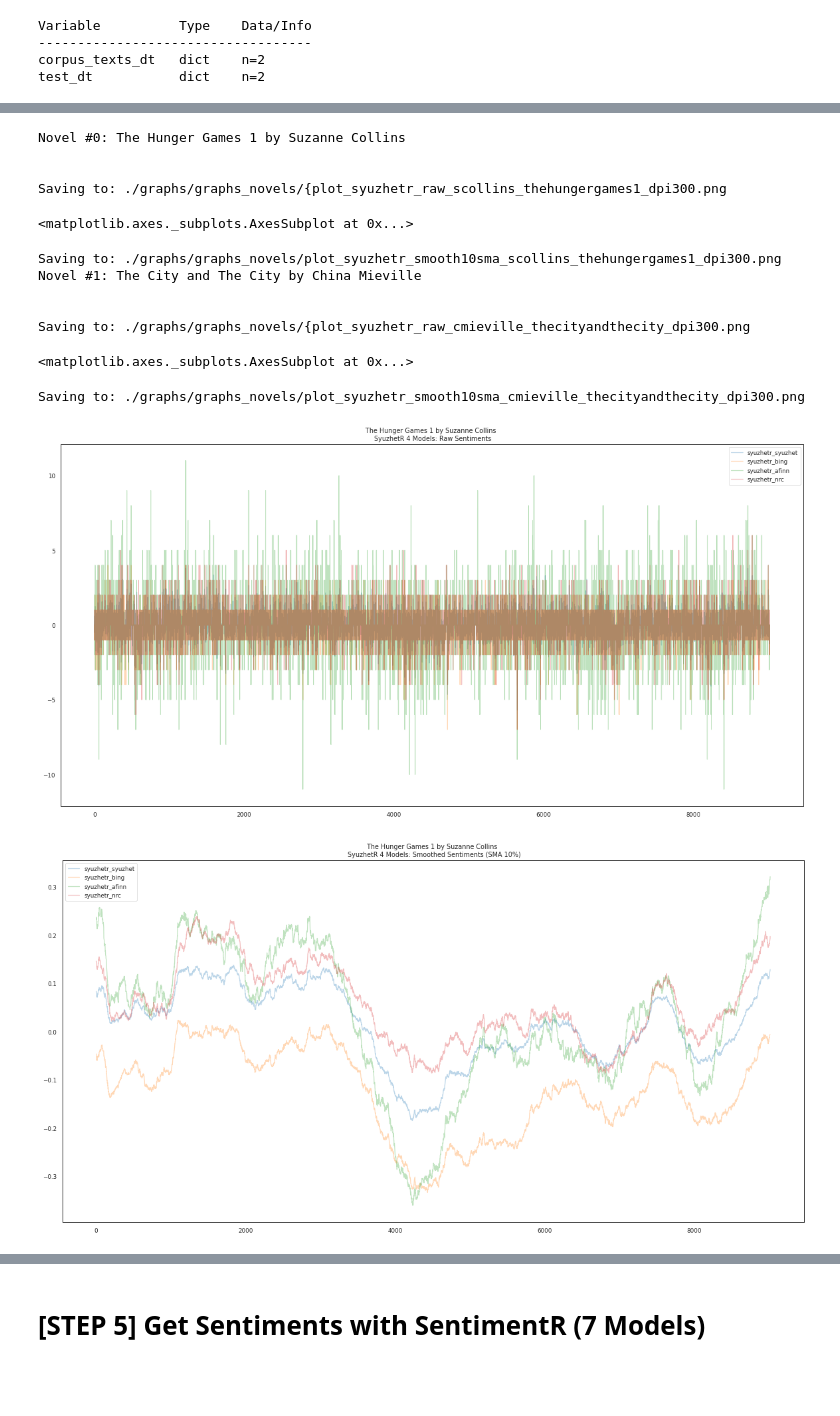
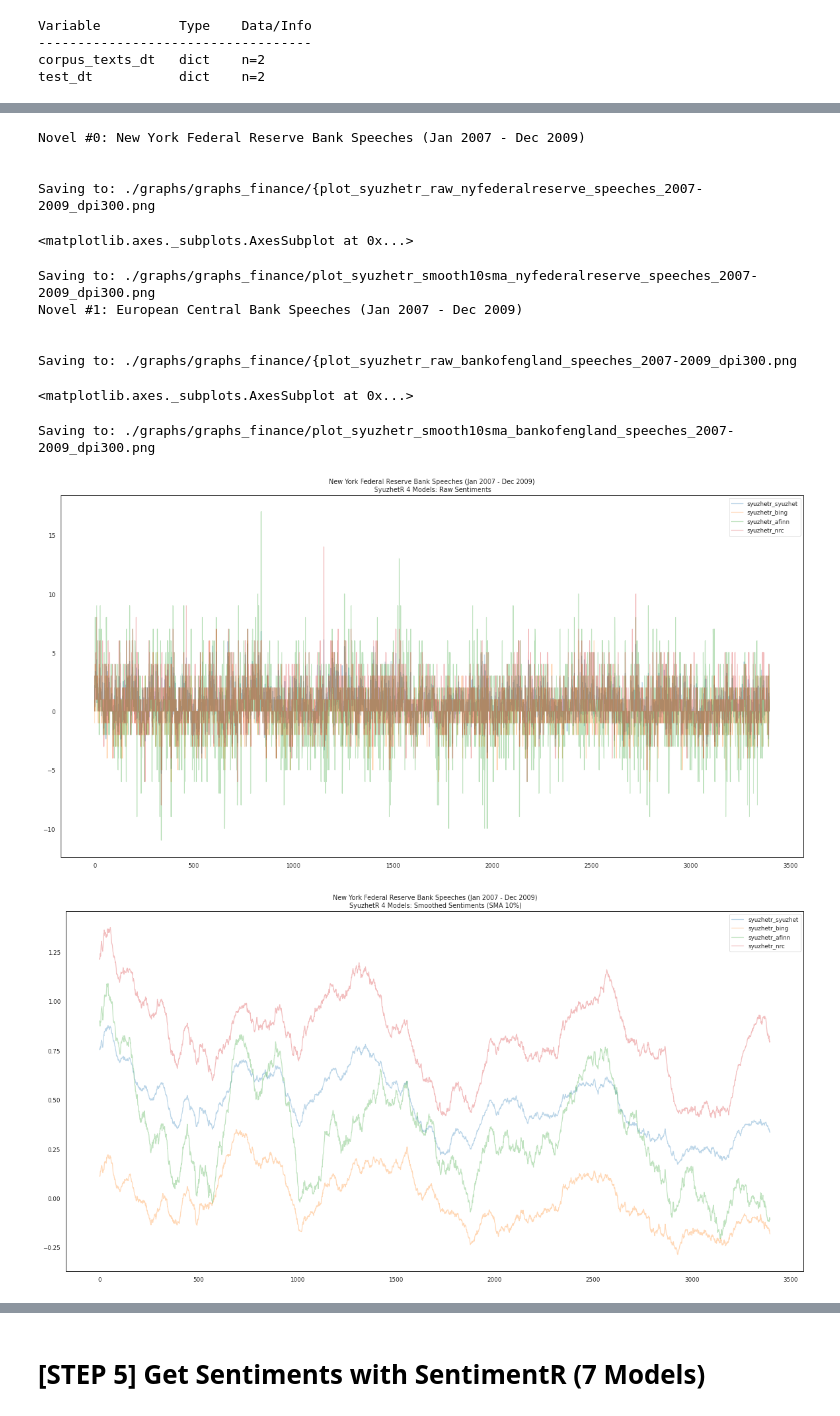
Before and after one commit to jon-chun/sentimentarcs_notebooks, a Jupyter notebook: notebooks/sentiment_arcs_part2_syuzhetr4_sentimentr8.ipynb, the cells around one changed output, grey strips where cells are left out. Cells and saved outputs as stored; diff of their text form; code cells hidden in the pictures; blank space fills up the shorter version.

```diff
--- a/notebooks/sentiment_arcs_part2_syuzhetr4_sentimentr8.ipynb
+++ b/notebooks/sentiment_arcs_part2_syuzhetr4_sentimentr8.ipynb
@@ -999,7 +1004,7 @@ dict_keys(['cmieville_thecityandthecity', 'scollins_thehungergames1'])
 Save_Raw_Plots = True #@param {type:"boolean"}
 
 Save_Smooth_Plots = True #@param {type:"boolean"}
-Resolution (dpi) = "300" #@param ["100", "300"]
+Resolution_in_dpi = "300" #@param ["100", "300"]
 # %%
 # Get Col Names for all 4 SyuzhetR Models
 
@@ -1072,42 +1077,42 @@ global_vars.SUBDIR_TEXT_RAW
 # %%
 # Verify 4 SyuzhetR Models with Plots
 
 for i, anovel in enumerate(list(corpus_texts_dt.keys())):
 
   print(f'Novel #{i}: {global_vars.corpus_titles_dt[anovel][0]}')
 
   # Raw Sentiments
   fig = corpus_texts_dt[anovel][cols_syuzhetr_ls].plot(title=f'{global_vars.corpus_titles_dt[anovel][0]}\n SyuzhetR 4 Models: Raw Sentiments', alpha=0.3)
   # plt.show();
 
   if Save_Raw_Plots:
-    save_filename = f'{global_vars.SUBDIR_GRAPHS}{{plot_syuzhetr_raw_{anovel}_dpi{Resolution}.png'
+    save_filename = f'{global_vars.SUBDIR_GRAPHS}{{plot_syuzhetr_raw_{anovel}_dpi{Resolution_in_dpi}.png'
     print(f'\n\nSaving to: {save_filename}')
-    plt.savefig(save_filename, dpi=int(Resolution))
+    plt.savefig(save_filename, dpi=int(Resolution_in_dpi))
 
 
   # Smoothed Sentiments (SMA 10%)
   # novel_sample = 'cdickens_achristmascarol'
   win_10per = int(corpus_texts_dt[anovel].shape[0] * 0.1)
   corpus_texts_dt[anovel][cols_syuzhetr_ls].rolling(win_10per, center=True, min_periods=0).mean().plot(title=f'{global_vars.corpus_titles_dt[anovel][0]}\n SyuzhetR 4 Models: Smoothed Sentiments (SMA 10%)', alpha=0.3)
   # plt.show();
 
   if Save_Smooth_Plots:
-    save_filename = f'{global_vars.SUBDIR_GRAPHS}plot_syuzhetr_smooth10sma_{anovel}_dpi{Resolution}.png'
+    save_filename = f'{global_vars.SUBDIR_GRAPHS}plot_syuzhetr_smooth10sma_{anovel}_dpi{Resolution_in_dpi}.png'
     print(f'\n\nSaving to: {save_filename}')
-    plt.savefig(save_filename, dpi=int(Resolution))
+    plt.savefig(save_filename, dpi=int(Resolution_in_dpi))
 # %% [output]
-Novel #0: The Hunger Games 1 by Suzanne Collins
+Novel #0: New York Federal Reserve Bank Speeches (Jan 2007 - Dec 2009)
 
 
-Saving to: ./graphs/graphs_novels/{plot_syuzhetr_raw_scollins_thehungergames1_dpi300.png
+Saving to: ./graphs/graphs_finance/{plot_syuzhetr_raw_nyfederalreserve_speeches_2007-2009_dpi300.png
 <matplotlib.axes._subplots.AxesSubplot at 0x...>
-Saving to: ./graphs/graphs_novels/plot_syuzhetr_smooth10sma_scollins_thehungergames1_dpi300.png
-Novel #1: The City and The City by China Mieville
+Saving to: ./graphs/graphs_finance/plot_syuzhetr_smooth10sma_nyfederalreserve_speeches_2007-2009_dpi300.png
+Novel #1: European Central Bank Speeches (Jan 2007 - Dec 2009)
 
 
-Saving to: ./graphs/graphs_novels/{plot_syuzhetr_raw_cmieville_thecityandthecity_dpi300.png
+Saving to: ./graphs/graphs_finance/{plot_syuzhetr_raw_bankofengland_speeches_2007-2009_dpi300.png
 <matplotlib.axes._subplots.AxesSubplot at 0x...>
-Saving to: ./graphs/graphs_novels/plot_syuzhetr_smooth10sma_cmieville_thecityandthecity_dpi300.png
+Saving to: ./graphs/graphs_finance/plot_syuzhetr_smooth10sma_bankofengland_speeches_2007-2009_dpi300.png
-[figure, old version]
+[figure, new version]
-[figure, old version]
+[figure, new version]
```
Also changed, not shown: parts of 64 cells of this notebook, 17 other files.
